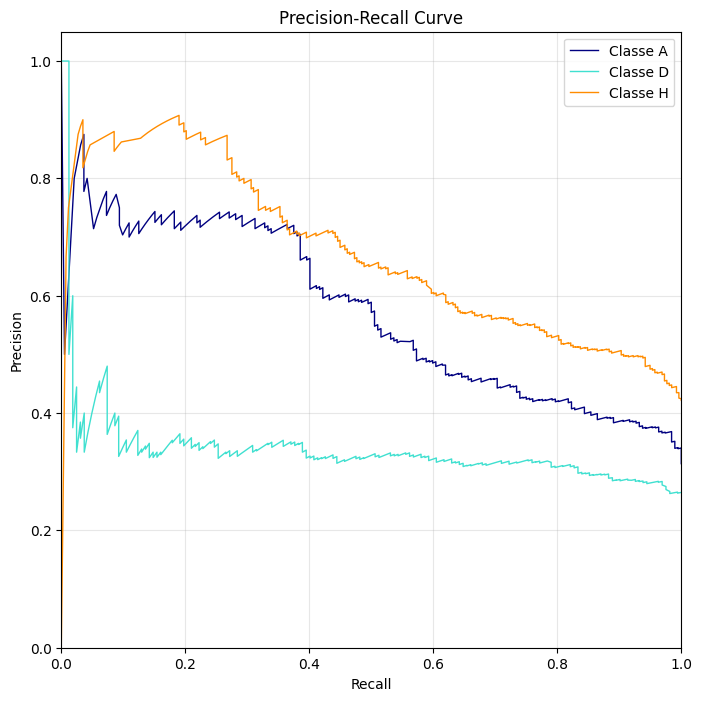
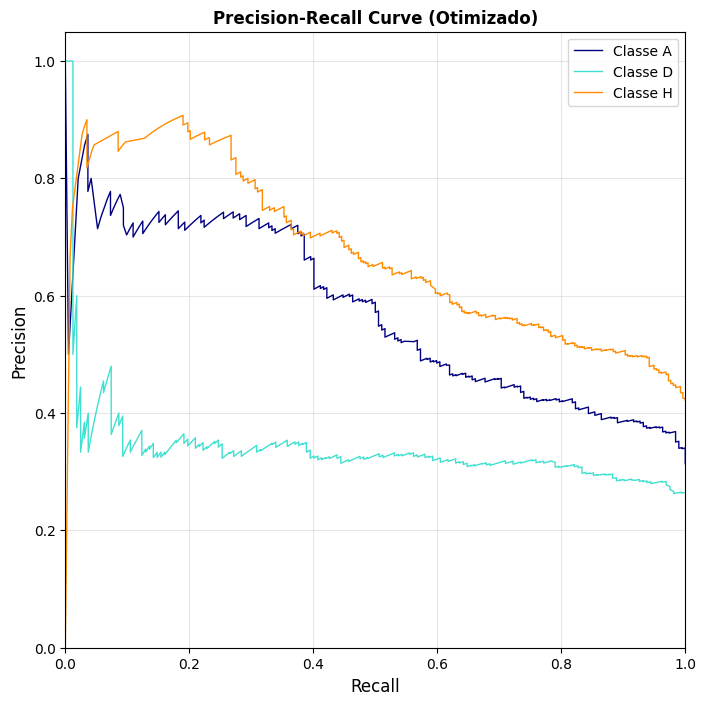
Unified diff of the notebook cell whose output changed from the first chart to the second:
--- before
+++ after
@@ -12,9 +12,9 @@
     plt.plot(recall, precision, color=color, lw=1, label=f"Classe {class_label}")
 
-plt.xlabel('Recall')
-plt.ylabel('Precision')
+plt.xlabel('Recall', fontsize=12)
+plt.ylabel('Precision', fontsize=12)
 plt.ylim([0.0, 1.05])
 plt.xlim([0.0, 1.0])
-plt.title('Precision-Recall Curve')
+plt.title('Precision-Recall Curve (Otimizado)', fontweight='bold')
 plt.legend(loc="best")
 plt.grid(True, alpha=0.3)

Commit: modificação de alguma legendas de gráficos